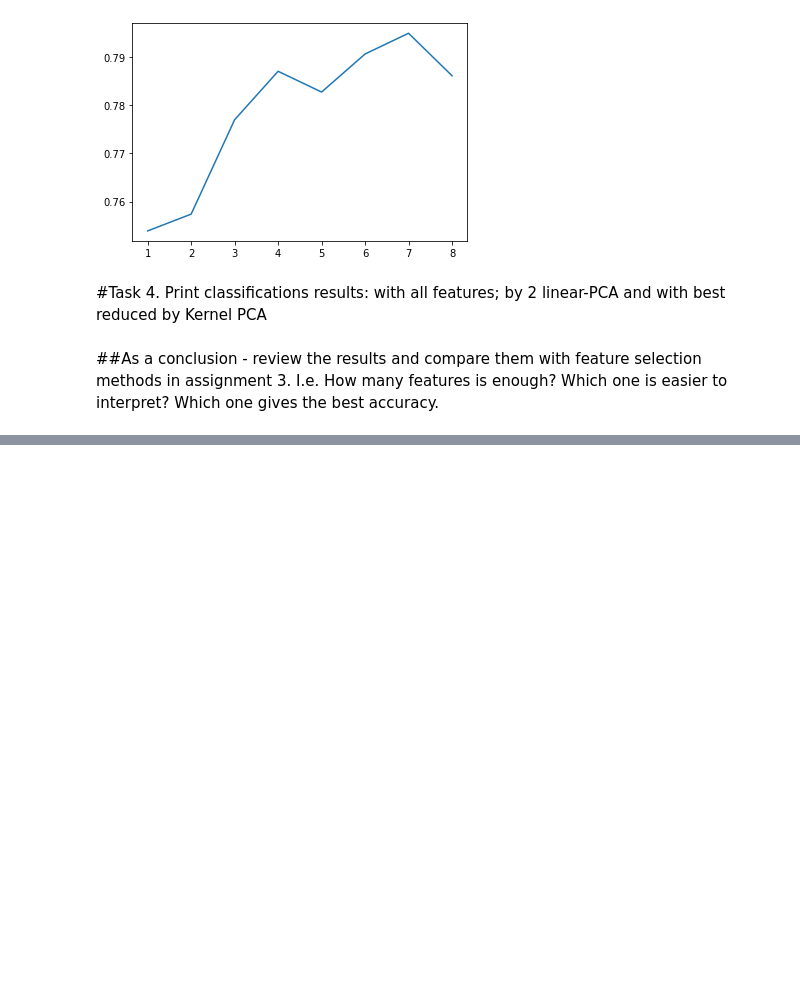
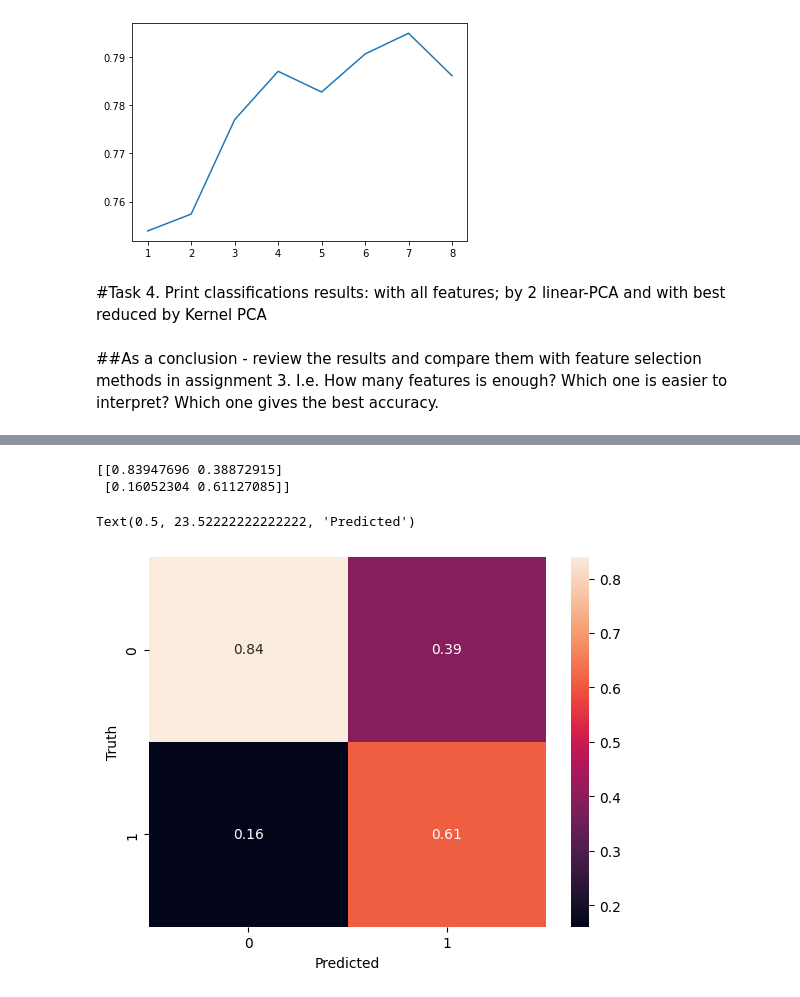
Before and after one commit to encoras/Artificial-Intelligence-Group, a Jupyter notebook: Feature_transform_Task_classifier_adult.ipynb, the cells around one changed output, grey strips where cells are left out. Cells and saved outputs as stored; diff of their text form; code cells hidden in the pictures; blank space fills up the shorter version.

```diff
--- a/Feature_transform_Task_classifier_adult.ipynb
+++ b/Feature_transform_Task_classifier_adult.ipynb
@@ -224,0 +313,7 @@ plt.plot(range(1,9), scores)
+# %%
+clf = search.best_estimator_
+clf.fit(X_train, y_train)
+y_pred = clf.predict(X_test)
+scores_base=clf.score(X_test, y_test)
+print("Classificator with PCA accuracy = ", scores_base)
+#
@@ -224,0 +336,14 @@ plt.plot(range(1,9), scores)
+# %%
+# confusion matrix
+cm = confusion_matrix(y_test,y_pred, normalize='pred')
+print(cm)
+
+# using seaborn
+sns.heatmap(cm,annot=True)
+plt.ylabel("Truth")
+plt.xlabel("Predicted")
+# %% [output]
+[[0.83947696 0.38872915]
+ [0.16052304 0.61127085]]
+Text(0.5, 23.52222222222222, 'Predicted')
+[figure, added]
```
Also changed, not shown: parts of 7 cells of this notebook.
